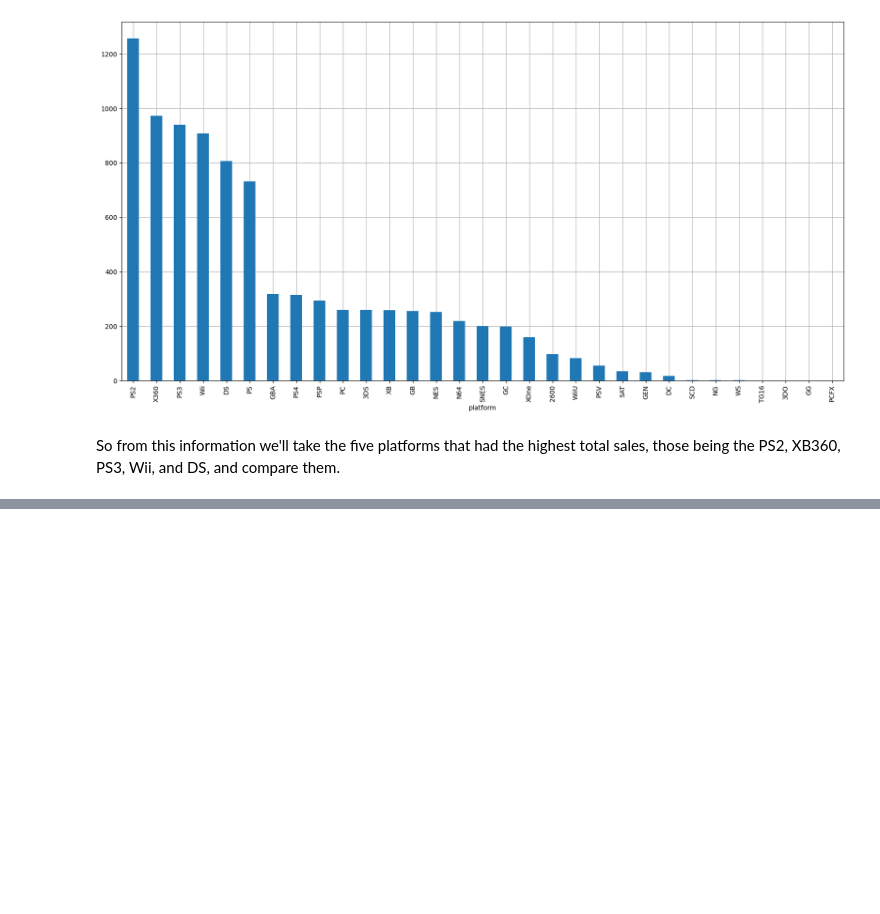
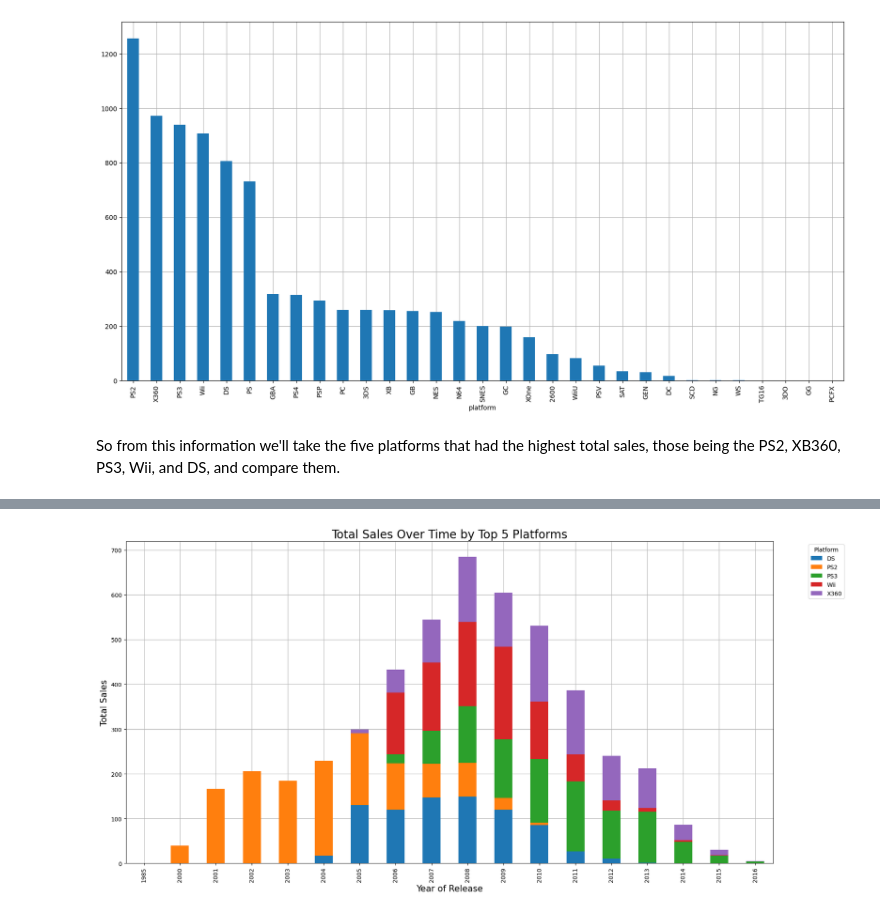
Before and after one commit to Vyncent-vdW/sprint_5_game_platforms, a Jupyter notebook: games_df.ipynb, the cells around one changed output, grey strips where cells are left out. Drawn from its saved outputs; the diff is of its cells as text; code cells hidden in the pictures; blank space fills up the shorter version.

Commit message:
Sales over time visuals

```diff
--- a/games_df.ipynb
+++ b/games_df.ipynb
@@ -667,0 +651,6 @@ Index(['PS2', 'X360', 'PS3', 'Wii', 'DS'], dtype='object', name='platform')
+# %%
+total_sales_by_plaform = df.groupby("platform")["total_sales"].sum()
+sorted_total_sales_by_platform = total_sales_by_plaform.sort_values(ascending= False)
+# %%
+top_five_platforms = sorted_total_sales_by_platform.head(5)
+top_five_platforms
@@ -667,0 +665,19 @@ Index(['PS2', 'X360', 'PS3', 'Wii', 'DS'], dtype='object', name='platform')
+# %%
+df_top_five_platforms = df[df["platform"].isin(top_five_platforms.index)]
+
+sales_over_time_top_five = df_top_five_platforms.groupby(['year_of_release', 'platform'])['total_sales'].sum().unstack()
+
+sales_over_time_top_five.plot(kind='bar',
+                              stacked=True,
+                              figsize=(20, 10),
+                              grid=True,
+                              zorder= 3
+                              )
+
+plt.xlabel('Year of Release', fontsize=15)
+plt.ylabel('Total Sales', fontsize=15)
+plt.title('Total Sales Over Time by Top 5 Platforms', fontsize=20)
+plt.legend(title='Platform', bbox_to_anchor=(1.05, 1), loc='upper left')
+plt.show()
+# %% [output]
+[figure, added]
```
Also changed, not shown: parts of 9 cells of this notebook.
